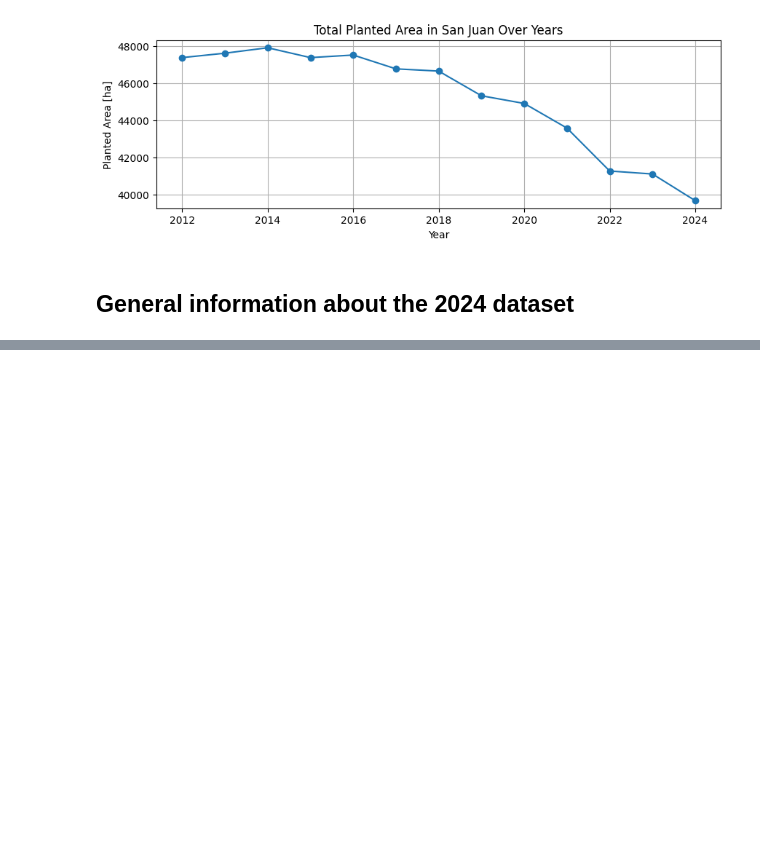
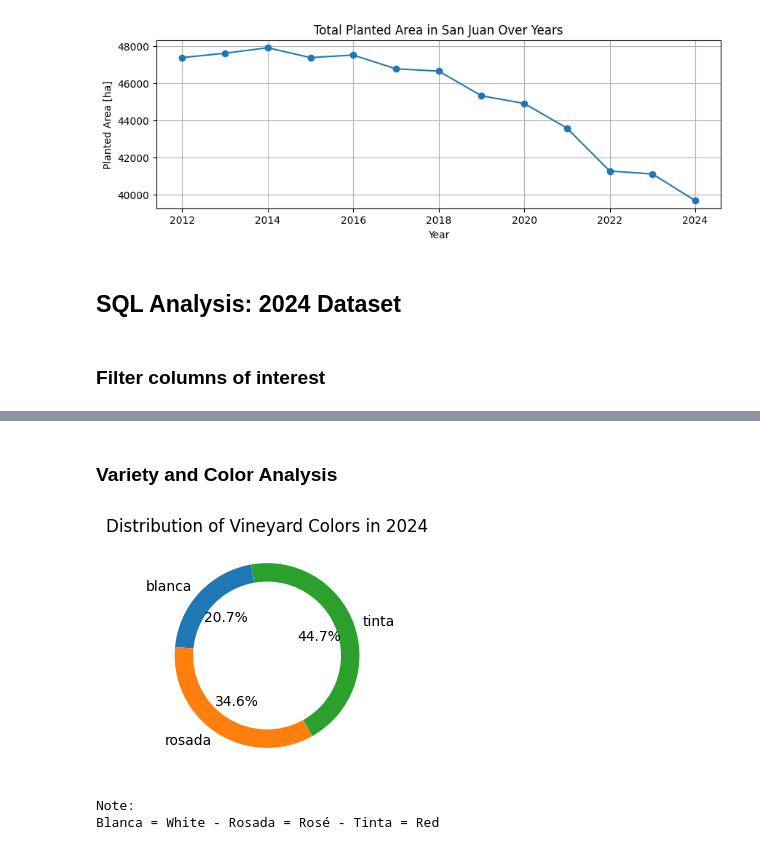
Before and after one commit to valentinbellini/Data-Analyst, a Jupyter notebook: Argentina Vineyard Analysis/AnalyseData.ipynb, the cells around one changed output, grey strips where cells are left out. Saved outputs shown, nothing was run; the diff lists cells and outputs as text; code cells hidden in the pictures; blank space fills up the shorter version.

```diff
--- a/Argentina Vineyard Analysis/AnalyseData.ipynb
+++ b/Argentina Vineyard Analysis/AnalyseData.ipynb
@@ -145,7 +173,9 @@ plt.show()
 # %% [output]
 [figure]
 # %% [markdown]
-## General information about the 2024 dataset
+## SQL Analysis: 2024 Dataset
+# %% [markdown]
+### Filter columns of interest
 # %%
 # First look into the 2024 dataset
 
@@ -175,3 +205,38 @@ df_2024_query.head()
 | 2 | Buenos Aires | Avellaneda | Villa Domínico | Isabella | tinta | 1970 | 2.0000 |
 | 3 | Buenos Aires | Balcarce | Balcarce | Chardonnay | blanca | 2013 | 0.6600 |
 | 4 | Buenos Aires | Balcarce | Balcarce | Sauvignon Blanc | blanca | 2021 | 0.0704 |
+# %% [markdown]
+### Variety and Color Analysis
+# %%
+# Color distribution in 2024 dataset
+try:
+    # Connect to database
+    conn = sqlite3.connect(SQLITE_DB)
+    # Query for percentage of colors in 2024 dataset
+    query = """
+        SELECT color,
+               COUNT(*) AS count,
+               ROUND((COUNT(*) * 100.0) / (SELECT COUNT(*) FROM vineyards_2024), 2) AS percentage
+        FROM vineyards_2024
+        GROUP BY color
+    """
+    df_2024_query = pd.read_sql_query(query, conn)
+finally:
+    if 'conn' in locals() and conn is not None:
+        conn.close()
+
+# Ring plot for color distribution
+colors = df_2024_query['color']
+counts = df_2024_query['count']
+percentages = df_2024_query['percentage']
+fig, ax = plt.subplots(figsize=(3, 3))
+wedges, texts, autotexts = ax.pie(counts, labels=colors, autopct='%1.1f%%', startangle=100, wedgeprops=dict(width=0.2))
+ax.set_title('Distribution of Vineyard Colors in 2024')
+plt.show()
+
+print("Note:")
+print("Blanca = White - Rosada = Rosé - Tinta = Red")
+# %% [output]
+[figure, added]
+Note:
+Blanca = White - Rosada = Rosé - Tinta = Red
```
Also changed, not shown: parts of 9 cells of this notebook, 3 other files.
